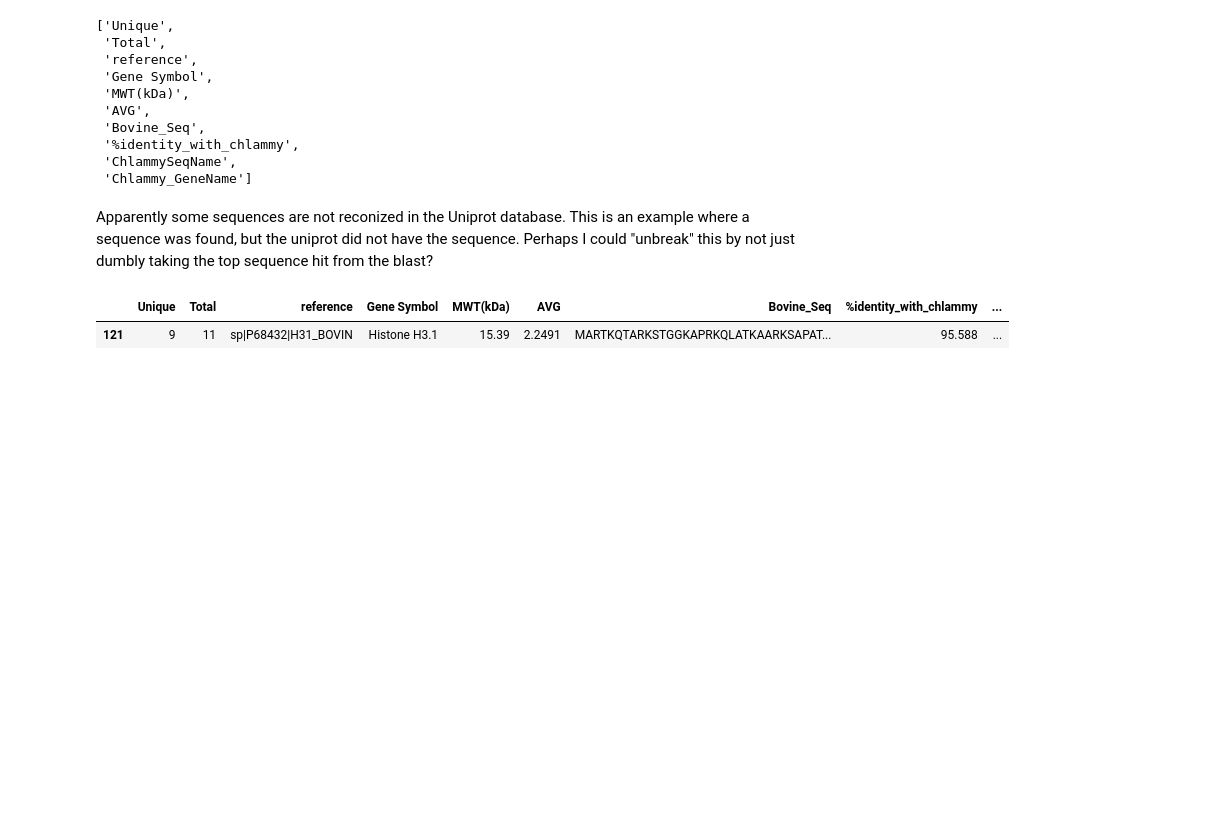
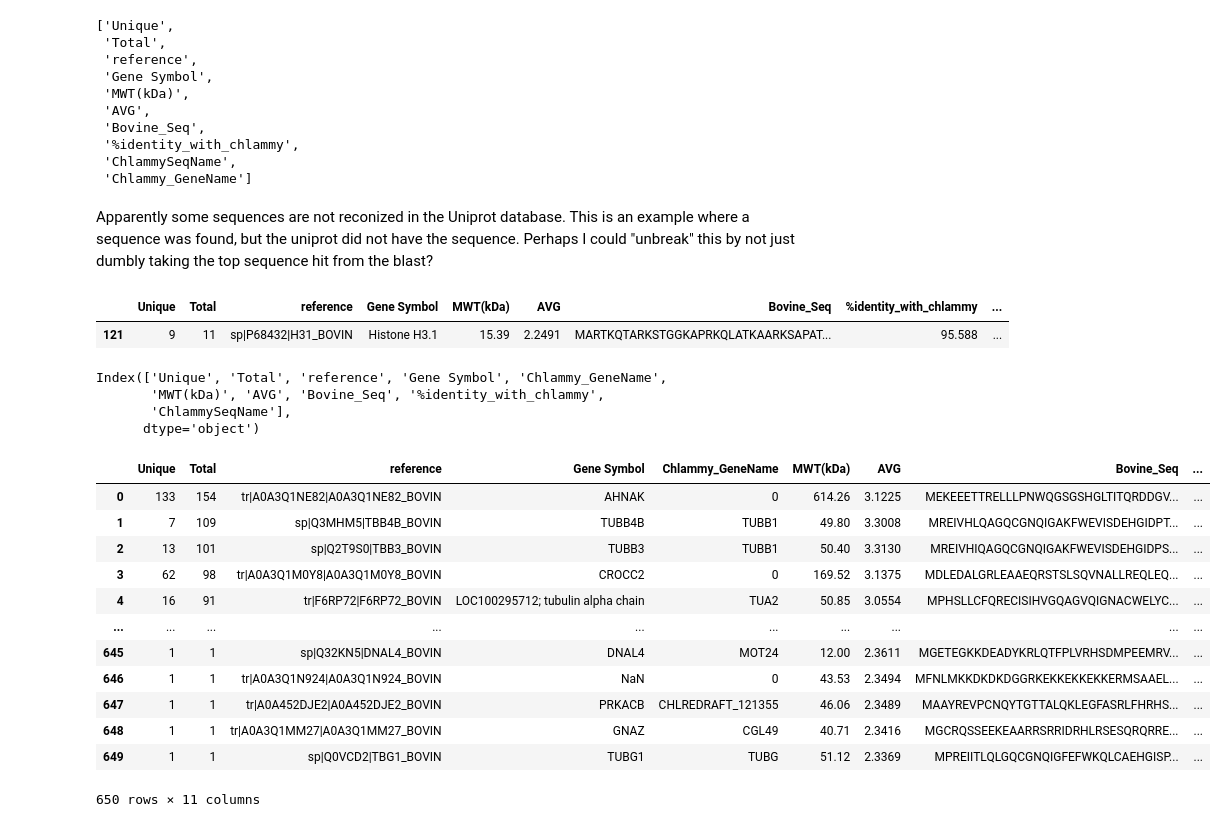
Before and after one commit to drjacobranderson/Python-Uniprot-LocalBlast, a Jupyter notebook: blast_bovineAA_vs_ChlammyRhreferencegenome.ipynb, the cells around one changed output. Drawn from its saved outputs; the diff is of its cells as text; code cells hidden in the pictures; blank space fills up the shorter version.

```diff
--- a/blast_bovineAA_vs_ChlammyRhreferencegenome.ipynb
+++ b/blast_bovineAA_vs_ChlammyRhreferencegenome.ipynb
@@ -141,3 +145,36 @@ bovine_ms_aa.loc[[121]]
 # %% [output]
 |  | Unique | Total | reference | Gene Symbol | MWT(kDa) | AVG | Bovine_Seq | %identity_with_chlammy | ... |
 | 121 | 9 | 11 | sp|P68432|H31_BOVIN | Histone H3.1 | 15.39 | 2.2491 | MARTKQTARKSTGGKAPRKQLATKAARKSAPAT... | 95.588 | ... |
+# %%
+import pandas as pd
+
+df= pd.read_csv("MS_HomologyANDChlammyName.csv")
+df.head(10)
+df.columns
+# %% [output]
+Index(['Unique', 'Total', 'reference', 'Gene Symbol', 'Chlammy_GeneName',
+       'MWT(kDa)', 'AVG', 'Bovine_Seq', '%identity_with_chlammy',
+       'ChlammySeqName'],
+      dtype='object')
+# %%
+n_res=[]
+for seq in df["Bovine_Seq"]:
+    n_res.append(len(seq))
+# %%
+df["n_res_bov"] = n_res
+# %%
+df
+# %% [output]
+|  | Unique | Total | reference | Gene Symbol | Chlammy_GeneName | MWT(kDa) | AVG | Bovine_Seq | ... |
+| 0 | 133 | 154 | tr|A0A3Q1NE82|A0A3Q1NE82_BOVIN | AHNAK | 0 | 614.26 | 3.1225 | MEKEEETTRELLLPNWQGSGSHGLTITQRDDGV... | ... |
+| 1 | 7 | 109 | sp|Q3MHM5|TBB4B_BOVIN | TUBB4B | TUBB1 | 49.80 | 3.3008 | MREIVHLQAGQCGNQIGAKFWEVISDEHGIDPT... | ... |
+| 2 | 13 | 101 | sp|Q2T9S0|TBB3_BOVIN | TUBB3 | TUBB1 | 50.40 | 3.3130 | MREIVHIQAGQCGNQIGAKFWEVISDEHGIDPS... | ... |
+| 3 | 62 | 98 | tr|A0A3Q1M0Y8|A0A3Q1M0Y8_BOVIN | CROCC2 | 0 | 169.52 | 3.1375 | MDLEDALGRLEAAEQRSTSLSQVNALLREQLEQ... | ... |
+| 4 | 16 | 91 | tr|F6RP72|F6RP72_BOVIN | LOC100295712; tubulin alpha chain | TUA2 | 50.85 | 3.0554 | MPHSLLCFQRECISIHVGQAGVQIGNACWELYC... | ... |
+| ... | ... | ... | ... | ... | ... | ... | ... | ... | ... |
+| 645 | 1 | 1 | sp|Q32KN5|DNAL4_BOVIN | DNAL4 | MOT24 | 12.00 | 2.3611 | MGETEGKKDEADYKRLQTFPLVRHSDMPEEMRV... | ... |
+| 646 | 1 | 1 | tr|A0A3Q1N924|A0A3Q1N924_BOVIN | NaN | 0 | 43.53 | 2.3494 | MFNLMKKDKDKDGGRKEKKEKKEKKERMSAAEL... | ... |
+| 647 | 1 | 1 | tr|A0A452DJE2|A0A452DJE2_BOVIN | PRKACB | CHLREDRAFT_121355 | 46.06 | 2.3489 | MAAYREVPCNQYTGTTALQKLEGFASRLFHRHS... | ... |
+| 648 | 1 | 1 | tr|A0A3Q1MM27|A0A3Q1MM27_BOVIN | GNAZ | CGL49 | 40.71 | 2.3416 | MGCRQSSEEKEAARRSRRIDRHLRSESQRQRRE... | ... |
+| 649 | 1 | 1 | sp|Q0VCD2|TBG1_BOVIN | TUBG1 | TUBG | 51.12 | 2.3369 | MPREIITLQLGQCGNQIGFEFWKQLCAEHGISP... | ... |
+650 rows × 11 columns
```
Also changed, not shown: parts of 11 cells of this notebook.
